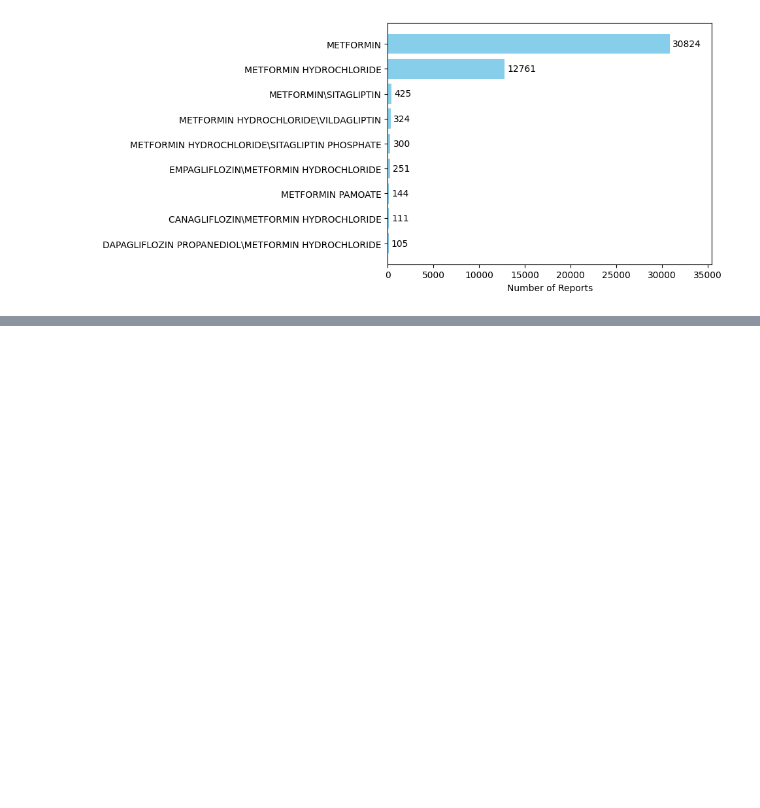
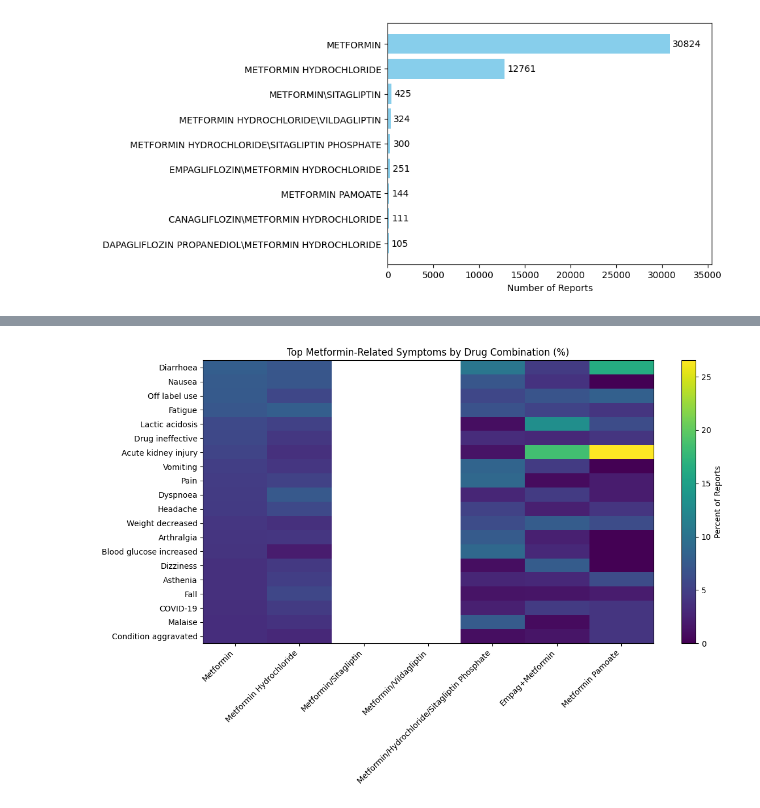
Before and after one commit to PugstaLaney/faers-sql-drug-safety-analysis, a Jupyter notebook: notebooks/Metformin_explore.ipynb, the cells around one changed output, grey strips where cells are left out. Drawn from its saved outputs; the diff is of its cells as text; code cells hidden in the pictures; blank space fills up the shorter version.

```diff
--- a/notebooks/Metformin_explore.ipynb
+++ b/notebooks/Metformin_explore.ipynb
@@ -110,0 +182,67 @@ Metformin_reactions_joined
+# %%
+# Diarrhoea: Frequent loose or watery stools
+# Off label use: Drug used outside its approved indication
+# Neutropenia: Low neutrophil count (increased infection risk)
+# Nausea: Sensation of needing to vomit
+# Neuropathy peripheral: Nerve damage causing numbness/tingling in hands or feet
+# Drug ineffective: Treatment did not produce intended effect
+# Disease progression: Worsening or advancement of disease
+# Vomiting: Forceful expulsion of stomach contents
+# Thrombocytopenia: Low platelet count (increased bleeding risk)
+# Fatigue: Extreme tiredness or lack of energy
+# Malignant neoplasm progression: Cancer growth or spread
+# Myelosuppression: Reduced bone marrow activity (fewer blood cells produced)
+# Anaemia: Low red blood cell count or hemoglobin
+# Decreased appetite: Reduced desire to eat
+# Pyrexia: Fever
+# Febrile neutropenia: Fever with low neutrophils (serious condition)
+# Asthenia: General physical weakness
+# Product use in unapproved indication: Drug used for a non-approved condition
+# Acute kidney injury: Sudden decline in kidney function
+# Rash: Skin irritation or eruption
+#
+
+
+import matplotlib.pyplot as plt
+
+# Rename columns to shorter labels for plotting
+plot_df = reactions_for_metformin_combos.rename(columns={
+    "metformin_count": "Metformin",
+    "metformin_hydrochloride_count": "Metformin Hydrochloride",
+    "metformin_sitagliptin_count": "Metformin/Sitagliptin",
+    "metformin_hydrochloride_vildagliptin_count": "Metformin/Vildagliptin",
+    "metformin_hydrochloride_sitagliptin_phosphate_count": "Metformin/Hydrochloride/Sitagliptin Phosphate",
+    "empagliflozin_metformin_hydrochloride_count": "Empag+Metformin",
+    "metformin_pamoate_count": "Metformin Pamoate"
+})
+
+# Set symptom as index
+heatmap_df = plot_df.set_index("symptom")
+
+# Keep top 20 symptoms based on the original ordering
+heatmap_df = heatmap_df.head(20)
+
+# Normalize each column independently to percentages
+heatmap_pct = heatmap_df.div(heatmap_df.sum(axis=0), axis=1) * 100
+
+plt.figure(figsize=(12, 8))
+plt.imshow(heatmap_pct, aspect="auto")
+plt.colorbar(label="Percent of Reports")
+
+plt.xticks(
+    range(len(heatmap_pct.columns)),
+    heatmap_pct.columns,
+    rotation=45,
+    ha="right"
+)
+
+plt.yticks(
+    range(len(heatmap_pct.index)),
+    heatmap_pct.index
+)
+
+plt.title("Top Metformin-Related Symptoms by Drug Combination (%)")
+plt.tight_layout()
+plt.show()
+# %% [output]
+[figure, added]
```
Also changed, not shown: parts of 6 cells of this notebook.
